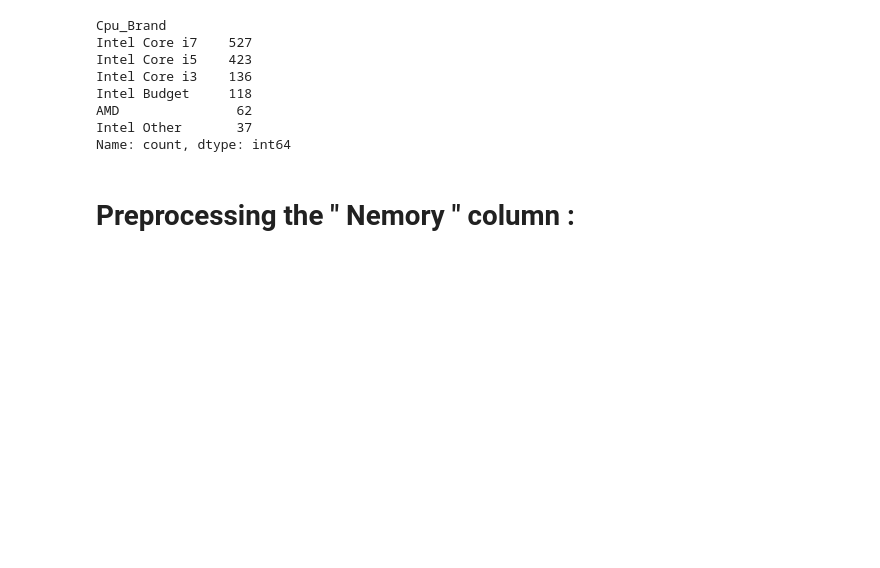
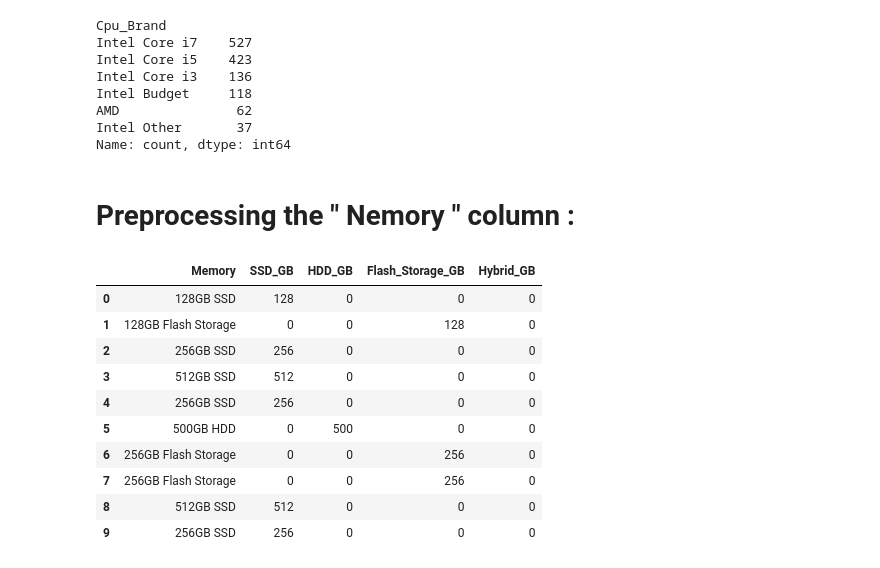
Before and after one commit to razieabbasi1999/Laptop-Price-Prediction-ML, a Jupyter notebook: laptop-price-prediction.ipynb, the cells around one changed output. Cells and saved outputs as stored; diff of their text form; code cells hidden in the pictures; blank space fills up the shorter version.

```diff
--- a/laptop-price-prediction.ipynb
+++ b/laptop-price-prediction.ipynb
@@ -257,3 +257,52 @@ Intel Other       37
 Name: count, dtype: int64
 # %% [markdown]
 # **Preprocessing the " Nemory " column :**
+# %%
+def extract_memory_features(memory_str):
+  ssd, hdd, flash, hybrid = 0, 0, 0, 0
+
+  # ۱. Convert TB to GB
+  memory_str = memory_str.replace('1.0TB', '1024GB').replace('1TB', '1024GB')
+  memory_str = memory_str.replace('2TB', '2048GB')
+
+  # ۲. Separation, for example, 128GB SSD + 1TB HDD
+  parts = memory_str.split('+')
+
+  for part in parts:
+    part = part.strip()
+    match = re.search(r'(\d+)GB', part)
+    if match:
+      size = int(match.group(1))
+      if 'SSD' in part:
+        ssd += size
+      elif 'HDD' in part:
+        hdd += size
+      elif 'Flash' in part:
+        flash += size
+      elif 'Hybrid' in part:
+        hybrid += size
+
+  return ssd, hdd, flash, hybrid
+
+
+# Create 4 new numeric columns
+(
+    df['SSD_GB'],
+    df['HDD_GB'],
+    df['Flash_Storage_GB'],
+    df['Hybrid_GB'],
+) = zip(*df['Memory'].apply(extract_memory_features))
+
+df[['Memory', 'SSD_GB', 'HDD_GB', 'Flash_Storage_GB', 'Hybrid_GB']].head(10)
+# %% [output]
+|  | Memory | SSD_GB | HDD_GB | Flash_Storage_GB | Hybrid_GB |
+| 0 | 128GB SSD | 128 | 0 | 0 | 0 |
+| 1 | 128GB Flash Storage | 0 | 0 | 128 | 0 |
+| 2 | 256GB SSD | 256 | 0 | 0 | 0 |
+| 3 | 512GB SSD | 512 | 0 | 0 | 0 |
+| 4 | 256GB SSD | 256 | 0 | 0 | 0 |
+| 5 | 500GB HDD | 0 | 500 | 0 | 0 |
+| 6 | 256GB Flash Storage | 0 | 0 | 256 | 0 |
+| 7 | 256GB Flash Storage | 0 | 0 | 256 | 0 |
+| 8 | 512GB SSD | 512 | 0 | 0 | 0 |
+| 9 | 256GB SSD | 256 | 0 | 0 | 0 |
```
Also changed, not shown: parts of 8 cells of this notebook.
